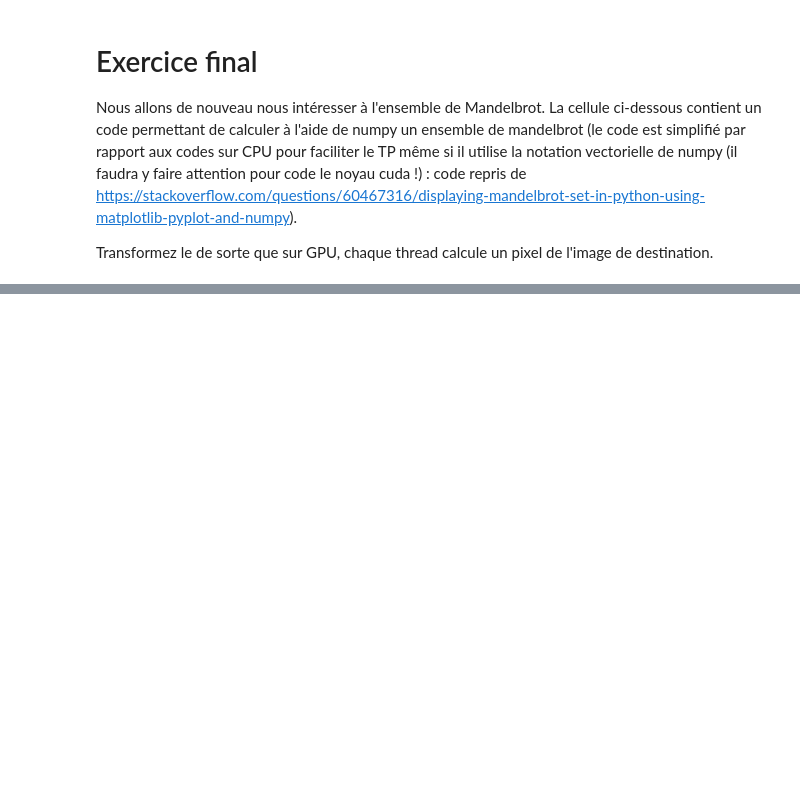
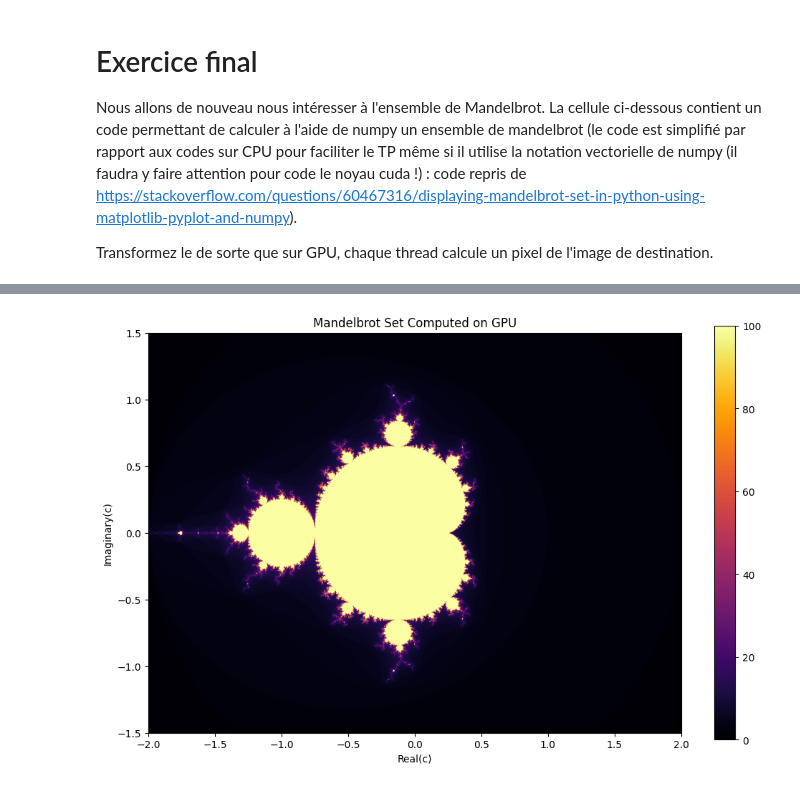
Before and after one commit to JuvignyEnsta/Cours_Ensta_2025, a Jupyter notebook: travaux_diriges/tp5/TP_numero_cinq.ipynb, the cells around one changed output, grey strips where cells are left out. Cells and saved outputs as stored; diff of their text form; code cells hidden in the pictures; blank space fills up the shorter version.

```diff
--- a/travaux_diriges/tp5/TP_numero_cinq.ipynb
+++ b/travaux_diriges/tp5/TP_numero_cinq.ipynb
@@ -194,0 +245,76 @@ The aliases was originally deprecated in NumPy 1.20; for more details and guidan
+# %%
+import numpy as np
+import pycuda.driver as cuda
+import pycuda.autoinit
+from pycuda.compiler import SourceModule
+import matplotlib.pyplot as plt
+
+# 1. Définition des paramètres
+width, height = 1000, 1000  # Taille de l'image
+max_iter = 100  # Nombre maximum d'itérations
+
+# 2. Génération des coordonnées complexes
+real = np.linspace(-2, 2, width).astype(np.float32)
+imag = np.linspace(-1.5, 1.5, height).astype(np.float32)
+
+# 3. Allocation mémoire GPU
+output = np.zeros((height, width), dtype=np.int32)
+output_gpu = cuda.mem_alloc(output.nbytes)
+
+real_gpu = cuda.mem_alloc(real.nbytes)
+imag_gpu = cuda.mem_alloc(imag.nbytes)
+
+cuda.memcpy_htod(real_gpu, real)
+cuda.memcpy_htod(imag_gpu, imag)
+
+# 4. Compilation du noyau CUDA
+mod = SourceModule("""
+    __global__ void mandelbrot(float *real, float *imag, int *output, int max_iter, int width, int height) {
+        int x = blockIdx.x * blockDim.x + threadIdx.x;
+        int y = blockIdx.y * blockDim.y + threadIdx.y;
+
+        if (x >= width || y >= height) return;
+
+        int index = y * width + x;
+
+        float cr = real[x];
+        float ci = imag[y];
+
+        float zr = 0.0, zi = 0.0;
+        int iter = 0;
+
+        while (zr*zr + zi*zi <= 4.0 && iter < max_iter) {
+            float temp = zr * zr - zi * zi + cr;
+            zi = 2.0 * zr * zi + ci;
+            zr = temp;
+            iter++;
+        }
+        output[index] = iter;
+    }
+""")
+
+# Récupération de la fonction CUDA
+mandelbrot = mod.get_function("mandelbrot")
+
+# Définition de la grille et des blocs
+block_size = (16, 16, 1)
+grid_size = (width // 16, height // 16, 1)
+
+# Exécution du noyau CUDA
+mandelbrot(real_gpu, imag_gpu, output_gpu, np.int32(max_iter), np.int32(width), np.int32(height),
+           block=block_size, grid=grid_size)
+
+# Récupération des résultats
+cuda.memcpy_dtoh(output, output_gpu)
+
+# Affichage des résultats
+plt.figure(figsize=(12, 7.5))
+plt.imshow(output, extent=[-2, 2, -1.5, 1.5], cmap="inferno")
+plt.xlabel("Real(c)")
+plt.ylabel("Imaginary(c)")
+plt.colorbar()
+plt.title("Mandelbrot Set Computed on GPU")
+plt.savefig("mandelbrot_gpu.png")
+plt.show()
+# %% [output]
+[figure, added]
```
Also changed, not shown: parts of 4 cells of this notebook.
